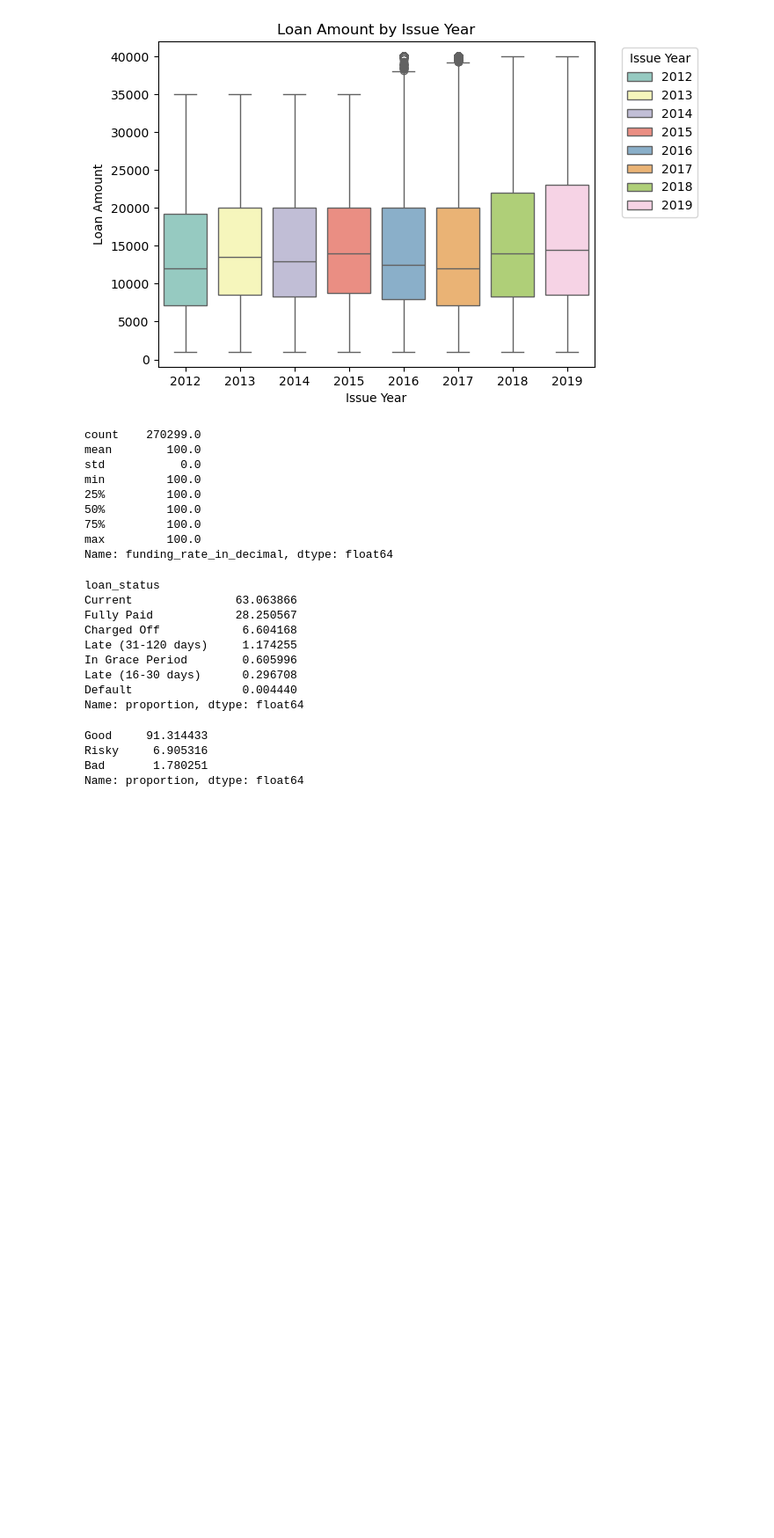
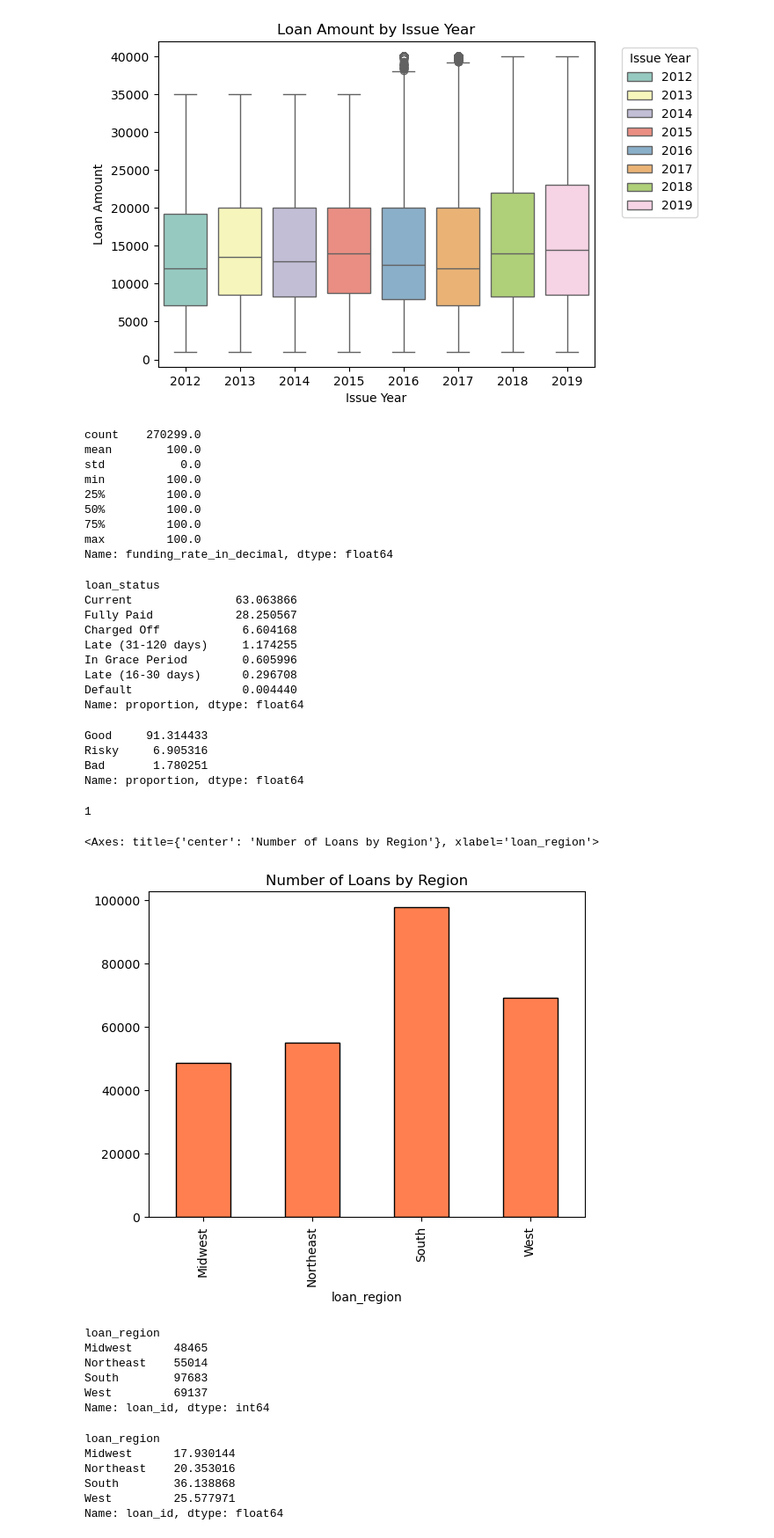
Before and after one commit to WhiteW00lf/Fintech_data_analysis, a Jupyter notebook: python/main.ipynb, the cells around one changed output. Shown: that part at 88% size. Drawn from its saved outputs; the diff is of its cells as text; code cells hidden in the pictures; blank space fills up the shorter version.

Commit message:
added regional analysis code

```diff
--- a/python/main.ipynb
+++ b/python/main.ipynb
@@ -131,3 +131,30 @@ Good     91.314433
 Risky     6.905316
 Bad       1.780251
 Name: proportion, dtype: float64
+# %%
+df['loan_id'].groupby(df['customer_id']).nunique().max()
+# %% [output]
+1
+# %%
+df['loan_id'].groupby(df['loan_region']).count().plot(kind='bar', title='Number of Loans by Region', color='coral', colormap='Pastel1',edgecolor='black')
+# %% [output]
+<Axes: title={'center': 'Number of Loans by Region'}, xlabel='loan_region'>
+[figure, added]
+# %%
+df['loan_id'].groupby(df['loan_region']).count()
+# %% [output]
+loan_region
+Midwest      48465
+Northeast    55014
+South        97683
+West         69137
+Name: loan_id, dtype: int64
+# %%
+df['loan_id'].groupby(df['loan_region']).count().div(df['loan_id'].count()) * 100
+# %% [output]
+loan_region
+Midwest      17.930144
+Northeast    20.353016
+South        36.138868
+West         25.577971
+Name: loan_id, dtype: float64
```
Also changed, not shown: parts of 2 cells of this notebook.
